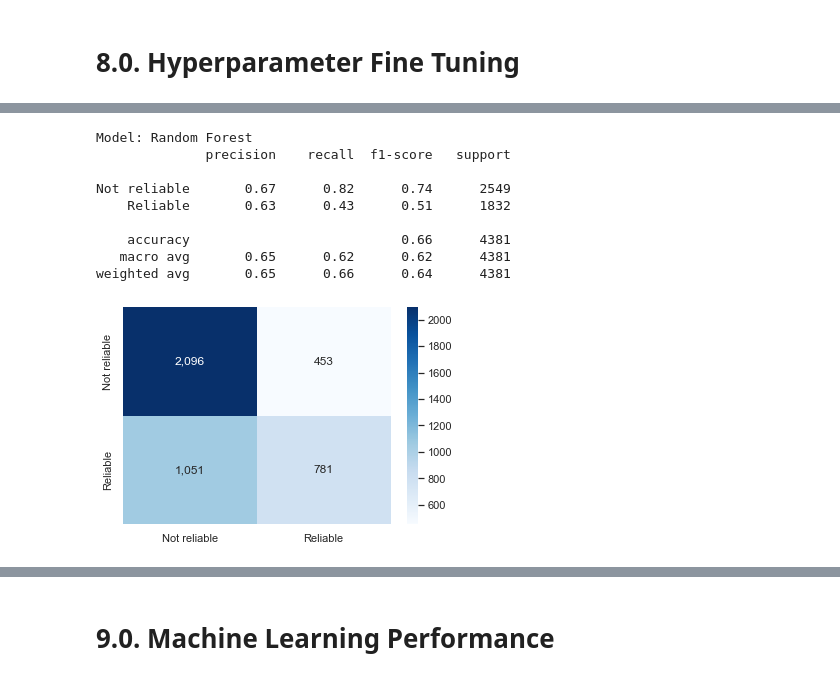
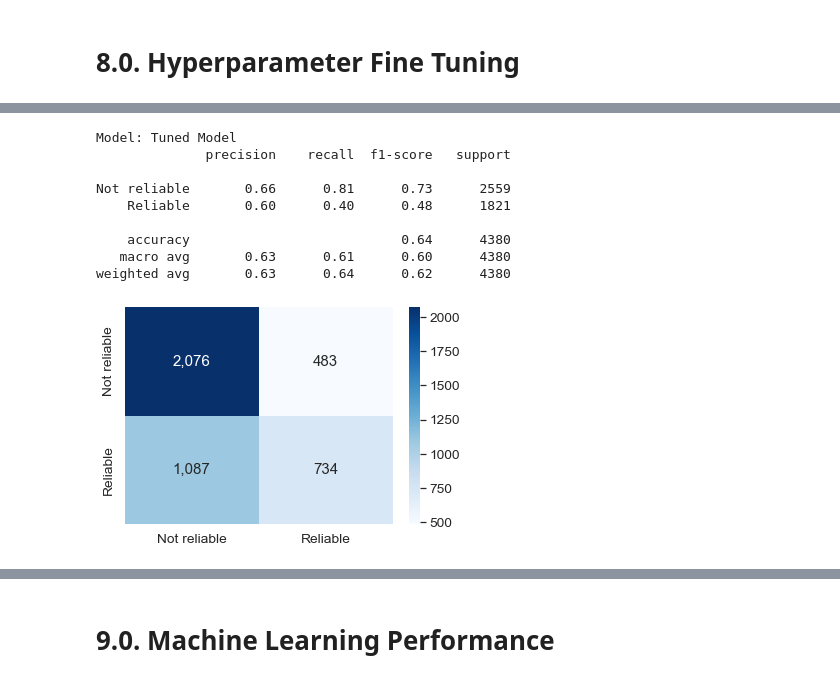
Before and after one commit to endhel/InvestBot, a Jupyter notebook: InvestBot.ipynb, the cells around one changed output, grey strips where cells are left out. Cells and saved outputs as stored; diff of their text form; code cells hidden in the pictures.

Commit message:
deploy model to production done

```diff
--- a/InvestBot.ipynb
+++ b/InvestBot.ipynb
@@ -772,2 +760,11 @@ df5 = pd.read_csv( 'Data/df5.csv' )
+# %%
+rs = RobustScaler()
+
+aux01 = rs.fit_transform( X_train )
+X_train = pd.DataFrame( aux01, X_train.index, X_train.columns )
+pickle.dump( rs, open( 'parameter/scaler.pkl', 'wb' ) )
+
+aux02 = rs.fit_transform( X_valid )
+X_valid = pd.DataFrame( aux02, X_valid.index, X_valid.columns )
 # %% [markdown]
 # 6.0. Feature Selection
@@ -830,9 +771 @@ df6[top10].head()
-# %%
-sel = SelectFromModel( RandomForestClassifier( n_estimators=100 ) )
-sel.fit( X_train, y_train )
-
-selected_features = X_train.columns[ ( sel.get_support() ) ]
-
-X_train = X_train[selected_features]
-X_test = X_test[selected_features]
 # %% [markdown]
@@ -1067,5 +1026,0 @@ rf_cv
-# %%
-clf = AdaBoostClassifier()
-clf.fit( X_train, y_train )
-clf_pred = clf.predict( X_test )
-ml_metrics( y_test, clf_pred, 'AdaBoostClassifier' )
@@ -1106,25 +1041,26 @@ modeling_result.sort_values( ['Precision', 'Recall'], ascending=False ).reset_in
 # %% [markdown]
 # 8.0. Hyperparameter Fine Tuning
 # %%
-params = {'n_estimators': [200, 400, 600, 800, 1000, 1200, 1400, 1600, 1800, 2000],
-          'max_features': ['auto', 'sqrt'],
-          'max_depth': [10, 20, 30, 40, 50, 60, 70, 80, 90, 100, None],
+params = {'n_estimators':      [500, 1000, 1600, 2000, 2500, 3000, 3500],
+          'max_features':      ['auto', 'sqrt'],
+          'max_depth':         [10, 20, 30, 40, 50, 60, 70, 80, 90, 100, None],
           'min_samples_split': [2, 5, 10],
-          'min_samples_leaf': [1, 2, 4],
-          'bootstrap': [True, False] }
+          'min_samples_leaf':  [1, 2, 4],
+          'bootstrap':         [True, False],
+          'random_state':      [13]
+          }
 
 
 precision2_score = make_scorer( precision_score, labels=[1], average='macro' )
 
 search = RandomizedSearchCV(
-        estimator = RandomForestClassifier( random_state=13 ),
+        estimator = RandomForestClassifier(),
         param_distributions=params,
-        n_iter=100,
+        n_iter=10,
         scoring=precision2_score,
         n_jobs=-1,
-        random_state=13,
-        verbose=2
 )
 
 result = search.fit( X_train, y_train )
+print( 'Done!' )
 # %% [output]
@@ -1141,16 +1078,16 @@ result.best_params_
  'bootstrap': True}
 # %%
 tuned_model = result.best_estimator_
-predictions = tuned_model.predict( X_test )
-ml_metrics( y_test, predictions, "Random Forest" )
+predictions = tuned_model.predict( X_valid )
+ml_metrics( y_valid, predictions, 'Tuned Model' )
 # %% [output]
-Model: Random Forest
+Model: Tuned Model
               precision    recall  f1-score   support
 
-Not reliable       0.67      0.82      0.74      2549
-    Reliable       0.63      0.43      0.51      1832
+Not reliable       0.66      0.81      0.73      2559
+    Reliable       0.60      0.40      0.48      1821
 
-    accuracy                           0.66      4381
-   macro avg       0.65      0.62      0.62      4381
-weighted avg       0.65      0.66      0.64      4381
+    accuracy                           0.64      4380
+   macro avg       0.63      0.61      0.60      4380
+weighted avg       0.63      0.64      0.62      4380
-[figure, old version]
+[figure, new version]
```
Also changed, not shown: parts of 81 cells of this notebook, 7 other files.
